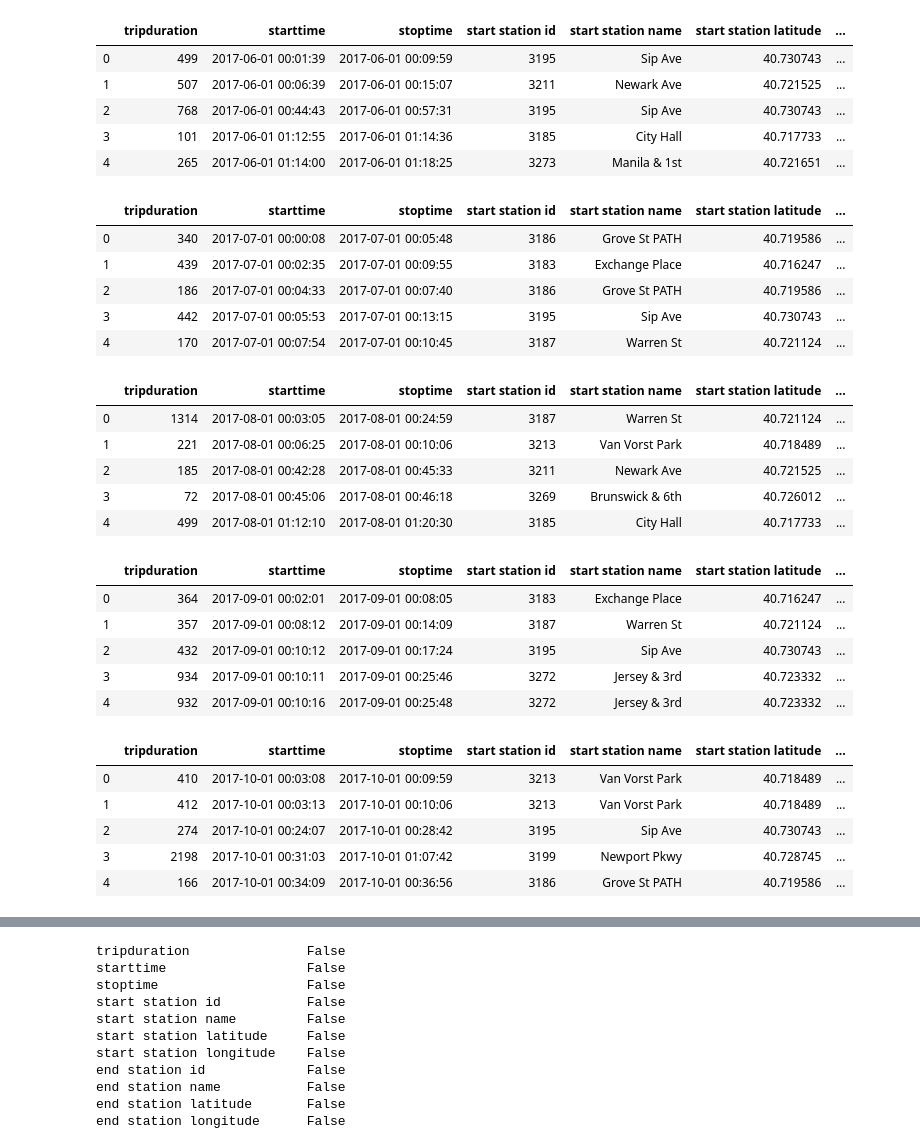
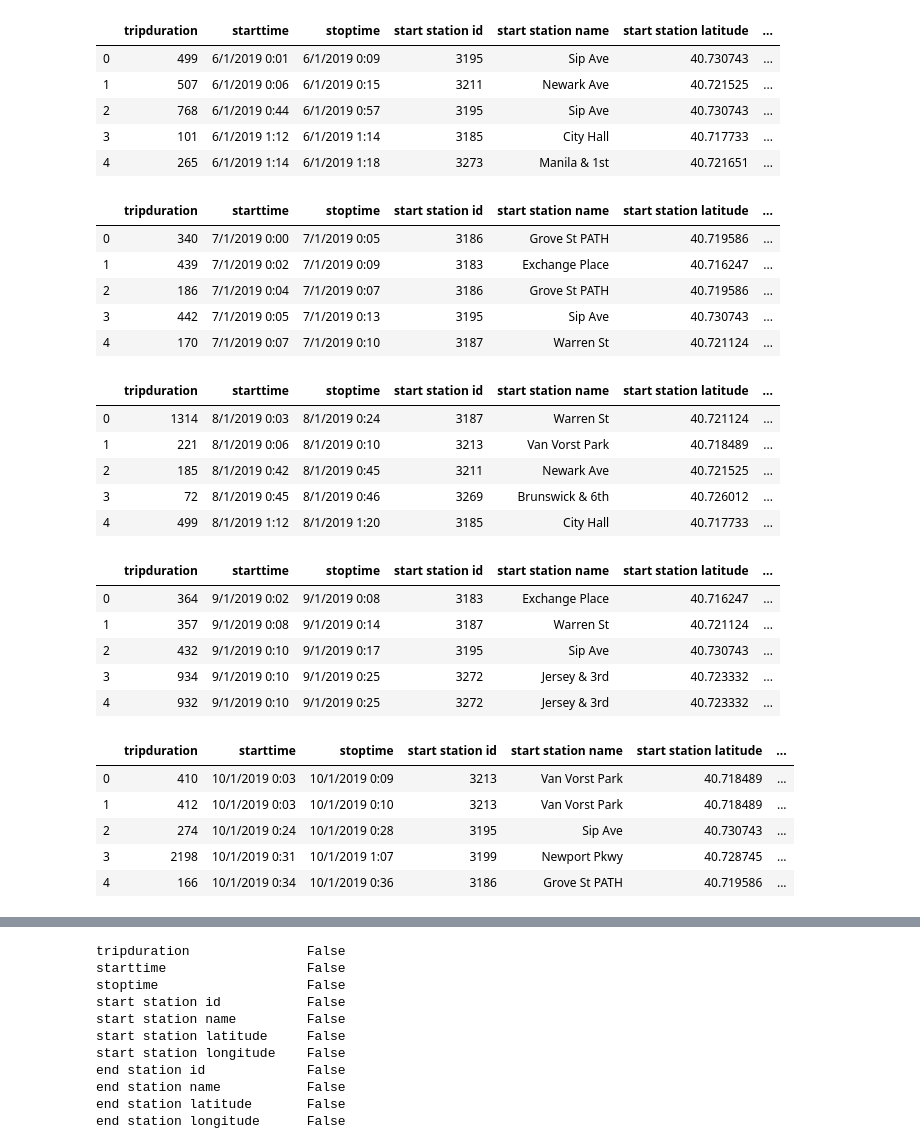
Before and after one commit to jbagri925/Citi-Bike-Analytics-With-Tableau, a Jupyter notebook: Jupyter_Notebook/data preparation.ipynb, the cells around one changed output, grey strips where cells are left out. Saved outputs shown, nothing was run; the diff lists cells and outputs as text; code cells hidden in the pictures.

```diff
--- a/Jupyter_Notebook/data preparation.ipynb
+++ b/Jupyter_Notebook/data preparation.ipynb
@@ -2,58 +2,58 @@
 import pandas as pd
 import numpy as np
 # %%
-raw6 = pd.read_csv("../Resources/June-citibike-tripdata.csv")
-df6 = pd.DataFrame(raw6)
-df6.head()
+June = pd.read_csv("../Resources/June-citibike-tripdata.csv")
+June_df= pd.DataFrame(June)
+June_df.head()
 # %% [output]
 |  | tripduration | starttime | stoptime | start station id | start station name | start station latitude | ... |
-| 0 | 499 | 2017-06-01 00:01:39 | 2017-06-01 00:09:59 | 3195 | Sip Ave | 40.730743 | ... |
-| 1 | 507 | 2017-06-01 00:06:39 | 2017-06-01 00:15:07 | 3211 | Newark Ave | 40.721525 | ... |
-| 2 | 768 | 2017-06-01 00:44:43 | 2017-06-01 00:57:31 | 3195 | Sip Ave | 40.730743 | ... |
-| 3 | 101 | 2017-06-01 01:12:55 | 2017-06-01 01:14:36 | 3185 | City Hall | 40.717733 | ... |
-| 4 | 265 | 2017-06-01 01:14:00 | 2017-06-01 01:18:25 | 3273 | Manila & 1st | 40.721651 | ... |
+| 0 | 499 | 6/1/2019 0:01 | 6/1/2019 0:09 | 3195 | Sip Ave | 40.730743 | ... |
+| 1 | 507 | 6/1/2019 0:06 | 6/1/2019 0:15 | 3211 | Newark Ave | 40.721525 | ... |
+| 2 | 768 | 6/1/2019 0:44 | 6/1/2019 0:57 | 3195 | Sip Ave | 40.730743 | ... |
+| 3 | 101 | 6/1/2019 1:12 | 6/1/2019 1:14 | 3185 | City Hall | 40.717733 | ... |
+| 4 | 265 | 6/1/2019 1:14 | 6/1/2019 1:18 | 3273 | Manila & 1st | 40.721651 | ... |
 # %%
-raw7 = pd.read_csv("../Resources/July-citibike-tripdata.csv")
-df7 = pd.DataFrame(raw7)
-df7.head()
+July = pd.read_csv("../Resources/July-citibike-tripdata.csv")
+July_df = pd.DataFrame(July)
+July_df.head()
 # %% [output]
 |  | tripduration | starttime | stoptime | start station id | start station name | start station latitude | ... |
-| 0 | 340 | 2017-07-01 00:00:08 | 2017-07-01 00:05:48 | 3186 | Grove St PATH | 40.719586 | ... |
-| 1 | 439 | 2017-07-01 00:02:35 | 2017-07-01 00:09:55 | 3183 | Exchange Place | 40.716247 | ... |
-| 2 | 186 | 2017-07-01 00:04:33 | 2017-07-01 00:07:40 | 3186 | Grove St PATH | 40.719586 | ... |
-| 3 | 442 | 2017-07-01 00:05:53 | 2017-07-01 00:13:15 | 3195 | Sip Ave | 40.730743 | ... |
-| 4 | 170 | 2017-07-01 00:07:54 | 2017-07-01 00:10:45 | 3187 | Warren St | 40.721124 | ... |
+| 0 | 340 | 7/1/2019 0:00 | 7/1/2019 0:05 | 3186 | Grove St PATH | 40.719586 | ... |
+| 1 | 439 | 7/1/2019 0:02 | 7/1/2019 0:09 | 3183 | Exchange Place | 40.716247 | ... |
+| 2 | 186 | 7/1/2019 0:04 | 7/1/2019 0:07 | 3186 | Grove St PATH | 40.719586 | ... |
+| 3 | 442 | 7/1/2019 0:05 | 7/1/2019 0:13 | 3195 | Sip Ave | 40.730743 | ... |
+| 4 | 170 | 7/1/2019 0:07 | 7/1/2019 0:10 | 3187 | Warren St | 40.721124 | ... |
 # %%
-raw8 = pd.read_csv("../Resources/August-citibike-tripdata.csv")
-df8 = pd.DataFrame(raw8)
-df8.head()
+August = pd.read_csv("../Resources/August-citibike-tripdata.csv")
+August_df = pd.DataFrame(August)
+August_df.head()
 # %% [output]
 |  | tripduration | starttime | stoptime | start station id | start station name | start station latitude | ... |
-| 0 | 1314 | 2017-08-01 00:03:05 | 2017-08-01 00:24:59 | 3187 | Warren St | 40.721124 | ... |
-| 1 | 221 | 2017-08-01 00:06:25 | 2017-08-01 00:10:06 | 3213 | Van Vorst Park | 40.718489 | ... |
-| 2 | 185 | 2017-08-01 00:42:28 | 2017-08-01 00:45:33 | 3211 | Newark Ave | 40.721525 | ... |
-| 3 | 72 | 2017-08-01 00:45:06 | 2017-08-01 00:46:18 | 3269 | Brunswick & 6th | 40.726012 | ... |
-| 4 | 499 | 2017-08-01 01:12:10 | 2017-08-01 01:20:30 | 3185 | City Hall | 40.717733 | ... |
+| 0 | 1314 | 8/1/2019 0:03 | 8/1/2019 0:24 | 3187 | Warren St | 40.721124 | ... |
+| 1 | 221 | 8/1/2019 0:06 | 8/1/2019 0:10 | 3213 | Van Vorst Park | 40.718489 | ... |
+| 2 | 185 | 8/1/2019 0:42 | 8/1/2019 0:45 | 3211 | Newark Ave | 40.721525 | ... |
+| 3 | 72 | 8/1/2019 0:45 | 8/1/2019 0:46 | 3269 | Brunswick & 6th | 40.726012 | ... |
+| 4 | 499 | 8/1/2019 1:12 | 8/1/2019 1:20 | 3185 | City Hall | 40.717733 | ... |
 # %%
-raw9 = pd.read_csv("../Resources/September-citibike-tripdata.csv")
-df9 = pd.DataFrame(raw9)
-df9.head()
+September = pd.read_csv("../Resources/September-citibike-tripdata.csv")
+September_df = pd.DataFrame(September)
+September_df.head()
 # %% [output]
 |  | tripduration | starttime | stoptime | start station id | start station name | start station latitude | ... |
-| 0 | 364 | 2017-09-01 00:02:01 | 2017-09-01 00:08:05 | 3183 | Exchange Place | 40.716247 | ... |
-| 1 | 357 | 2017-09-01 00:08:12 | 2017-09-01 00:14:09 | 3187 | Warren St | 40.721124 | ... |
-| 2 | 432 | 2017-09-01 00:10:12 | 2017-09-01 00:17:24 | 3195 | Sip Ave | 40.730743 | ... |
-| 3 | 934 | 2017-09-01 00:10:11 | 2017-09-01 00:25:46 | 3272 | Jersey & 3rd | 40.723332 | ... |
-| 4 | 932 | 2017-09-01 00:10:16 | 2017-09-01 00:25:48 | 3272 | Jersey & 3rd | 40.723332 | ... |
+| 0 | 364 | 9/1/2019 0:02 | 9/1/2019 0:08 | 3183 | Exchange Place | 40.716247 | ... |
+| 1 | 357 | 9/1/2019 0:08 | 9/1/2019 0:14 | 3187 | Warren St | 40.721124 | ... |
+| 2 | 432 | 9/1/2019 0:10 | 9/1/2019 0:17 | 3195 | Sip Ave | 40.730743 | ... |
+| 3 | 934 | 9/1/2019 0:10 | 9/1/2019 0:25 | 3272 | Jersey & 3rd | 40.723332 | ... |
+| 4 | 932 | 9/1/2019 0:10 | 9/1/2019 0:25 | 3272 | Jersey & 3rd | 40.723332 | ... |
 # %%
-raw10 = pd.read_csv("../Resources/October-citibike-tripdata.csv")
-df10 = pd.DataFrame(raw10)
-df10.head()
+October = pd.read_csv("../Resources/October-citibike-tripdata.csv")
+October_df = pd.DataFrame(October)
+October_df.head()
 # %% [output]
 |  | tripduration | starttime | stoptime | start station id | start station name | start station latitude | ... |
-| 0 | 410 | 2017-10-01 00:03:08 | 2017-10-01 00:09:59 | 3213 | Van Vorst Park | 40.718489 | ... |
-| 1 | 412 | 2017-10-01 00:03:13 | 2017-10-01 00:10:06 | 3213 | Van Vorst Park | 40.718489 | ... |
-| 2 | 274 | 2017-10-01 00:24:07 | 2017-10-01 00:28:42 | 3195 | Sip Ave | 40.730743 | ... |
-| 3 | 2198 | 2017-10-01 00:31:03 | 2017-10-01 01:07:42 | 3199 | Newport Pkwy | 40.728745 | ... |
-| 4 | 166 | 2017-10-01 00:34:09 | 2017-10-01 00:36:56 | 3186 | Grove St PATH | 40.719586 | ... |
+| 0 | 410 | 10/1/2019 0:03 | 10/1/2019 0:09 | 3213 | Van Vorst Park | 40.718489 | ... |
+| 1 | 412 | 10/1/2019 0:03 | 10/1/2019 0:10 | 3213 | Van Vorst Park | 40.718489 | ... |
+| 2 | 274 | 10/1/2019 0:24 | 10/1/2019 0:28 | 3195 | Sip Ave | 40.730743 | ... |
+| 3 | 2198 | 10/1/2019 0:31 | 10/1/2019 1:07 | 3199 | Newport Pkwy | 40.728745 | ... |
+| 4 | 166 | 10/1/2019 0:34 | 10/1/2019 0:36 | 3186 | Grove St PATH | 40.719586 | ... |
 # %%
```
Also changed, not shown: parts of 5 cells of this notebook.
